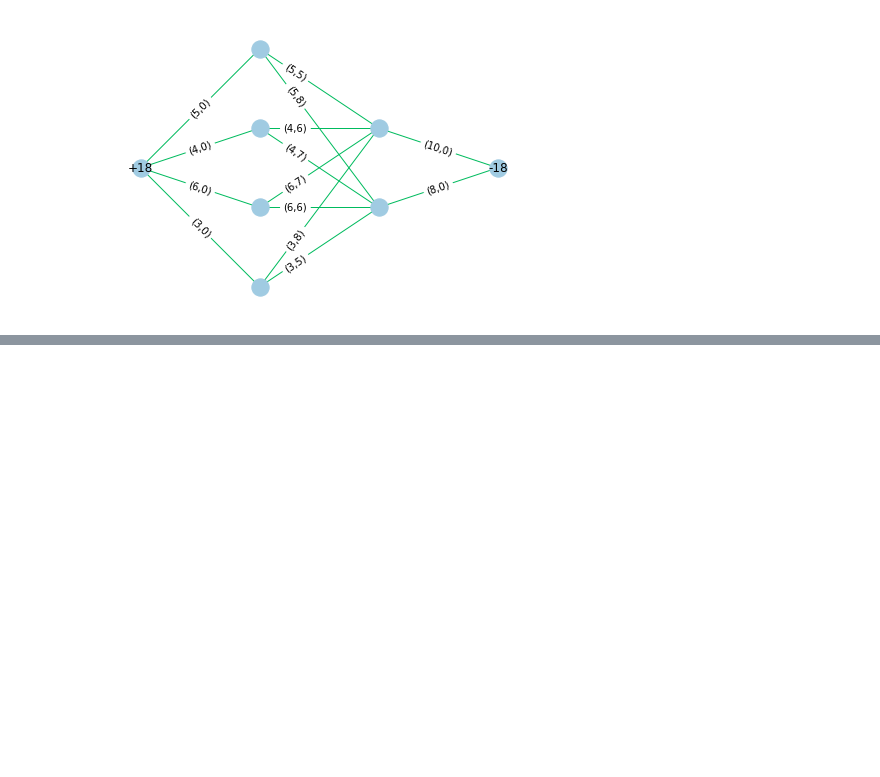
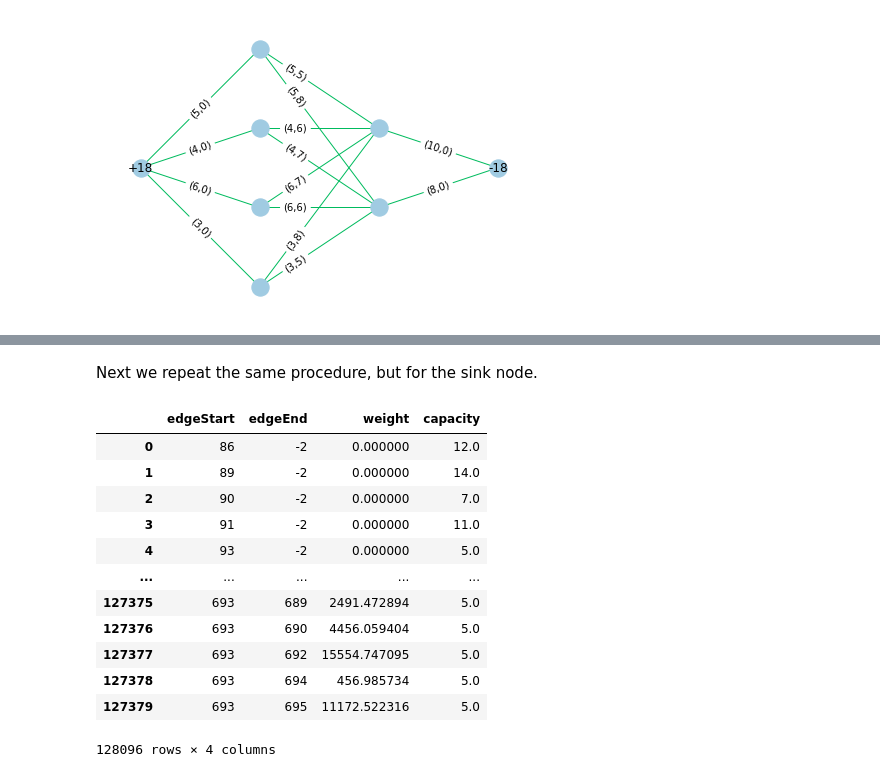
Before and after one commit to murtuswami/Data-Analysis-and-Optimization-for-Bike-Sharing-in-London, a Jupyter notebook: Jupyter notebooks/Inventory_Rebalancing_With_MCF_and_TSP.ipynb, the cells around one changed output, grey strips where cells are left out. Saved outputs shown, nothing was run; the diff lists cells and outputs as text; code cells hidden in the pictures; blank space fills up the shorter version.

```diff
--- a/Jupyter notebooks/Inventory_Rebalancing_With_MCF_and_TSP.ipynb
+++ b/Jupyter notebooks/Inventory_Rebalancing_With_MCF_and_TSP.ipynb
@@ -249,0 +296,28 @@ The generalized procedure is as follows
+# %% [markdown]
+Next we repeat the same procedure, but for the sink node.
+# %%
+sinkStarts = []
+sinkEnds = [-2 for x in range (0 ,len(demand))]
+sinkDistances = [0 for x in range(0,len(demand))]
+sinkCap = []
+for index,row in demand.iterrows():
+    sinkStarts.append(row['id'])
+    sinkCap.append(row['demand'])
+d = {'edgeStart':sinkStarts,'edgeEnd':sinkEnds,'weight':sinkDistances,'capacity':sinkCap}
+sinkEdges = pd.DataFrame(data = d)
+stationEdges= pd.concat([sinkEdges,stationEdges])
+stationEdges
+# %% [output]
+|  | edgeStart | edgeEnd | weight | capacity |
+| 0 | 86 | -2 | 0.000000 | 12.0 |
+| 1 | 89 | -2 | 0.000000 | 14.0 |
+| 2 | 90 | -2 | 0.000000 | 7.0 |
+| 3 | 91 | -2 | 0.000000 | 11.0 |
+| 4 | 93 | -2 | 0.000000 | 5.0 |
+| ... | ... | ... | ... | ... |
+| 127375 | 693 | 689 | 2491.472894 | 5.0 |
+| 127376 | 693 | 690 | 4456.059404 | 5.0 |
+| 127377 | 693 | 692 | 15554.747095 | 5.0 |
+| 127378 | 693 | 694 | 456.985734 | 5.0 |
+| 127379 | 693 | 695 | 11172.522316 | 5.0 |
+128096 rows × 4 columns
```
Also changed, not shown: parts of 15 cells of this notebook.
